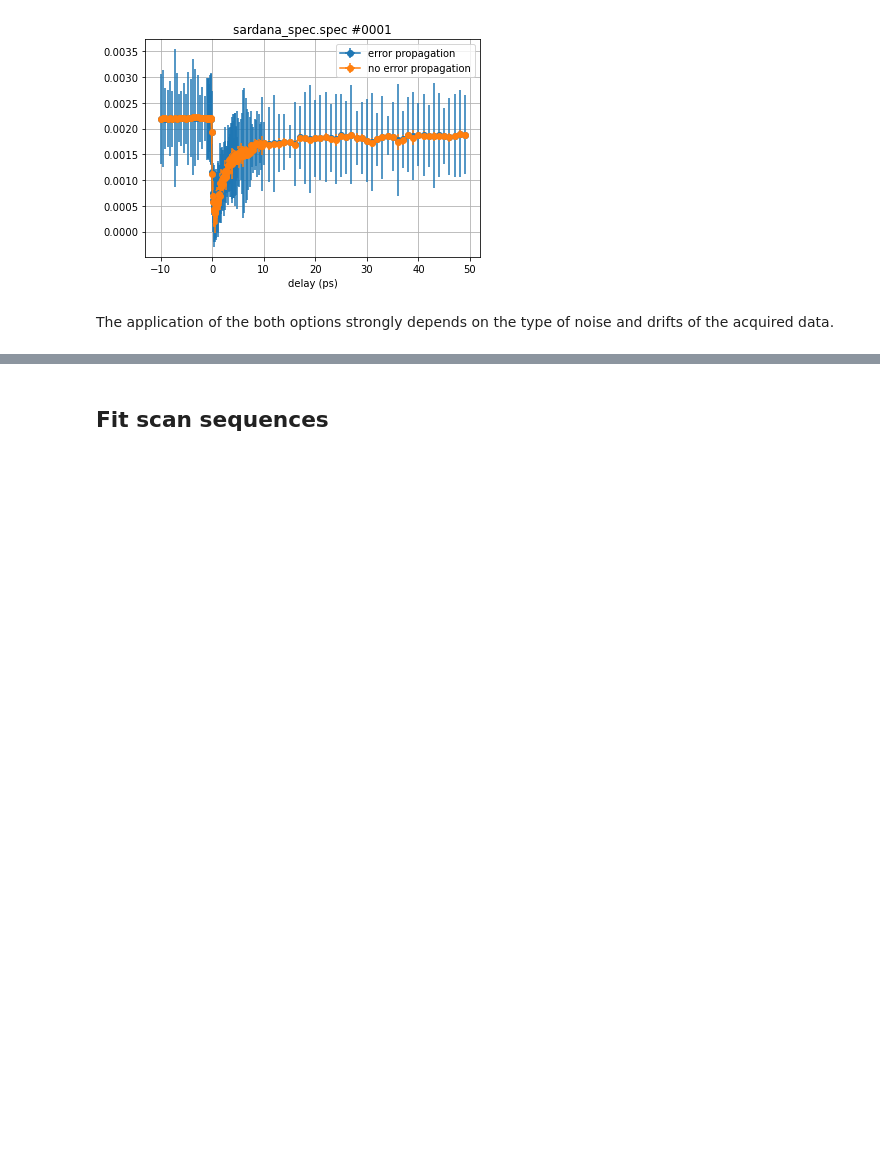
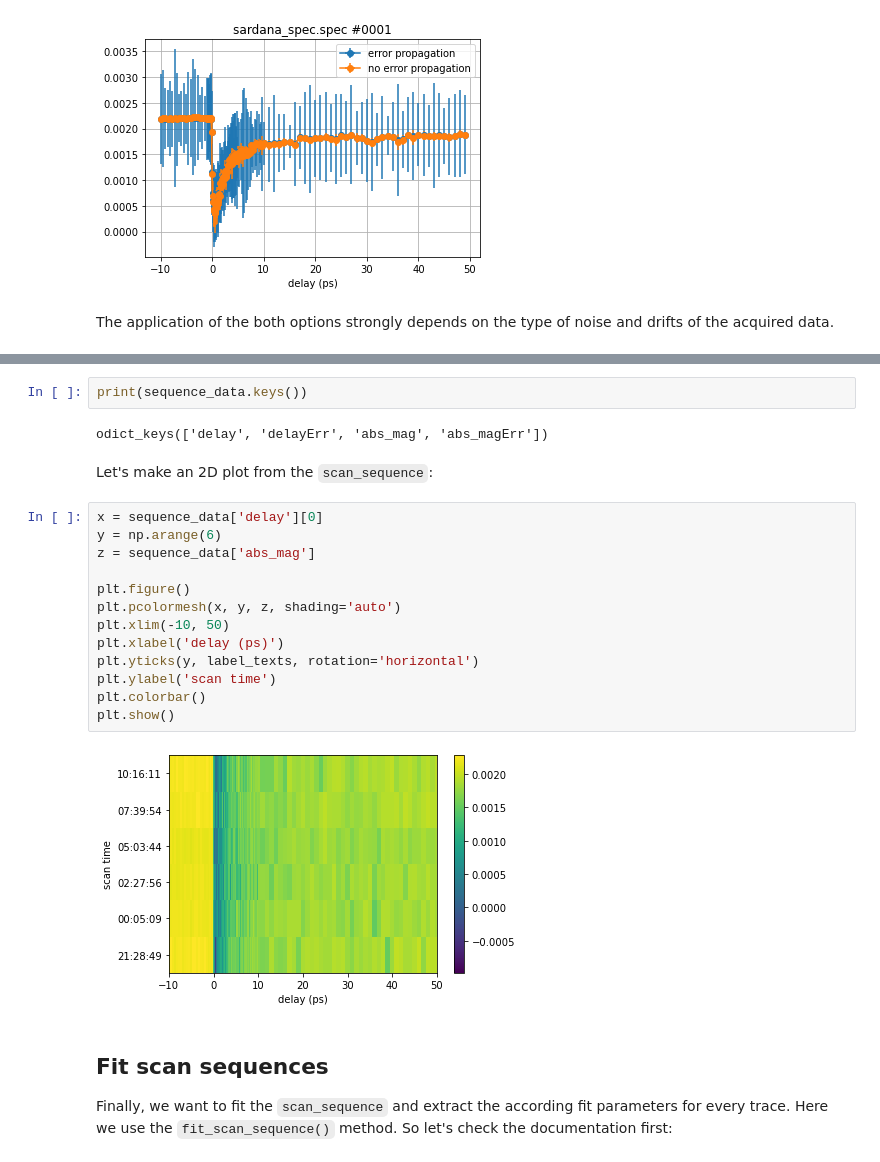
Before and after one commit to dschick/pyEvalData, a Jupyter notebook: docs/source/examples/evaluation.ipynb, the cells around one changed output, grey strips where cells are left out. Saved outputs shown, nothing was run; the diff lists cells and outputs as text; blank space fills up the shorter version.

```diff
--- a/docs/source/examples/evaluation.ipynb
+++ b/docs/source/examples/evaluation.ipynb
@@ -347,3 +492,28 @@ drifts of the acquired data.
+# %%
+print(sequence_data.keys())
+# %% [output]
+odict_keys(['delay', 'delayErr', 'abs_mag', 'abs_magErr'])
+# %% [markdown]
+Let's make an 2D plot from the `scan_sequence`:
+# %%
+x = sequence_data['delay'][0]
+y = np.arange(6)
+z = sequence_data['abs_mag']
+
+plt.figure()
+plt.pcolormesh(x, y, z, shading='auto')
+plt.xlim(-10, 50)
+plt.xlabel('delay (ps)')
+plt.yticks(y, label_texts, rotation='horizontal')
+plt.ylabel('scan time')
+plt.colorbar()
+plt.show()
+# %% [output]
+[figure, added]
 # %% [markdown]
 ## Fit scan sequences
+
+Finally, we want to fit the `scan_sequence` and extract the according fit parameters
+for every trace. Here we use the `fit_scan_sequence()` method. So let's check
+the documentation first:
 # %%
```
Also changed, not shown: parts of 38 cells of this notebook.
